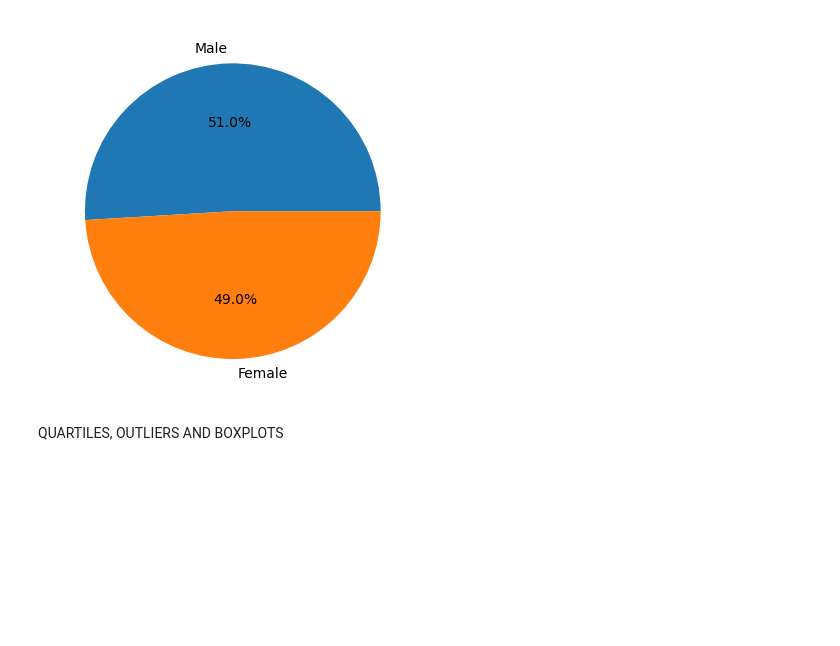
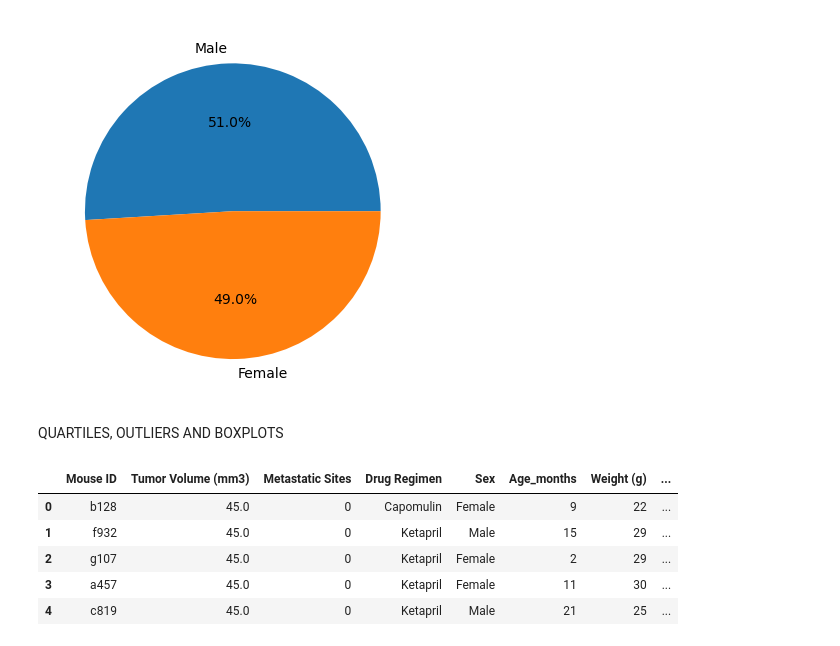
Before and after one commit to RamirezMaribel/data_visualization_challenge, a Jupyter notebook: Starter_Code/Pymaceuticals/pymaceuticals_hw.ipynb, the cells around one changed output. Saved outputs shown, nothing was run; the diff lists cells and outputs as text; code cells hidden in the pictures; blank space fills up the shorter version.

```diff
--- a/Starter_Code/Pymaceuticals/pymaceuticals_hw.ipynb
+++ b/Starter_Code/Pymaceuticals/pymaceuticals_hw.ipynb
@@ -318,0 +317,13 @@ QUARTILES, OUTLIERS AND BOXPLOTS
+# %%
+#Cell 13 of HW
+# Merge this group df with the original DataFrame to get the tumor volume at the last timepoint
+maxtp_dropped_df=pd.merge(dropped_df,mousetp,on="Mouse ID",how="left")
+maxtp_dropped_df=maxtp_dropped_df.drop("Timepoint_x",axis=1)
+maxtp_dropped_df.head()
+# %% [output]
+|  | Mouse ID | Tumor Volume (mm3) | Metastatic Sites | Drug Regimen | Sex | Age_months | Weight (g) | ... |
+| 0 | b128 | 45.0 | 0 | Capomulin | Female | 9 | 22 | ... |
+| 1 | f932 | 45.0 | 0 | Ketapril | Male | 15 | 29 | ... |
+| 2 | g107 | 45.0 | 0 | Ketapril | Female | 2 | 29 | ... |
+| 3 | a457 | 45.0 | 0 | Ketapril | Female | 11 | 30 | ... |
+| 4 | c819 | 45.0 | 0 | Ketapril | Male | 21 | 25 | ... |
```
Also changed, not shown: parts of 5 cells of this notebook.
